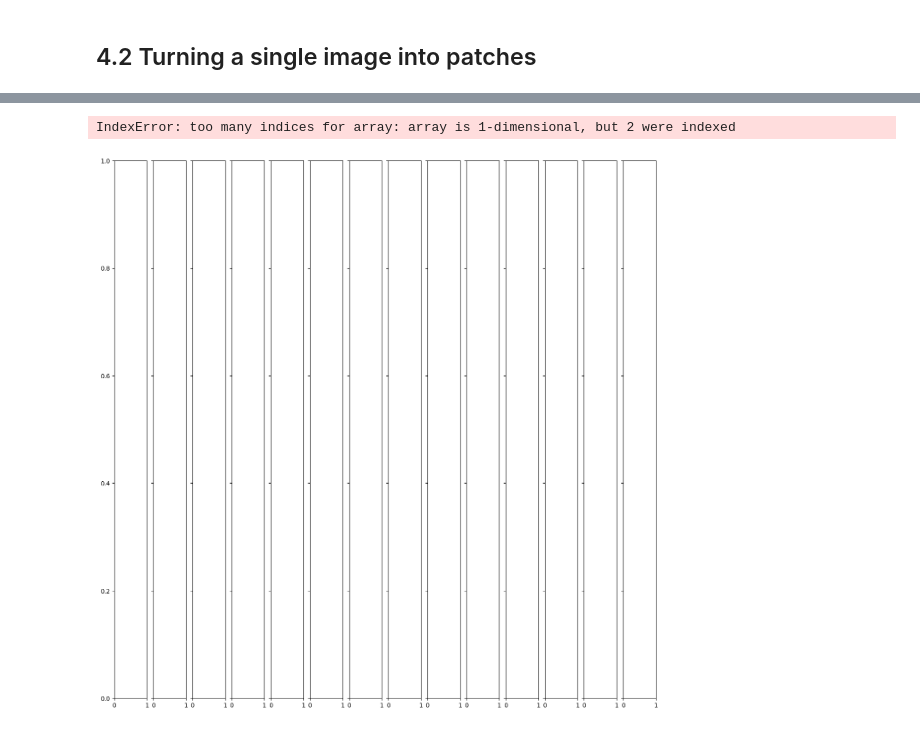
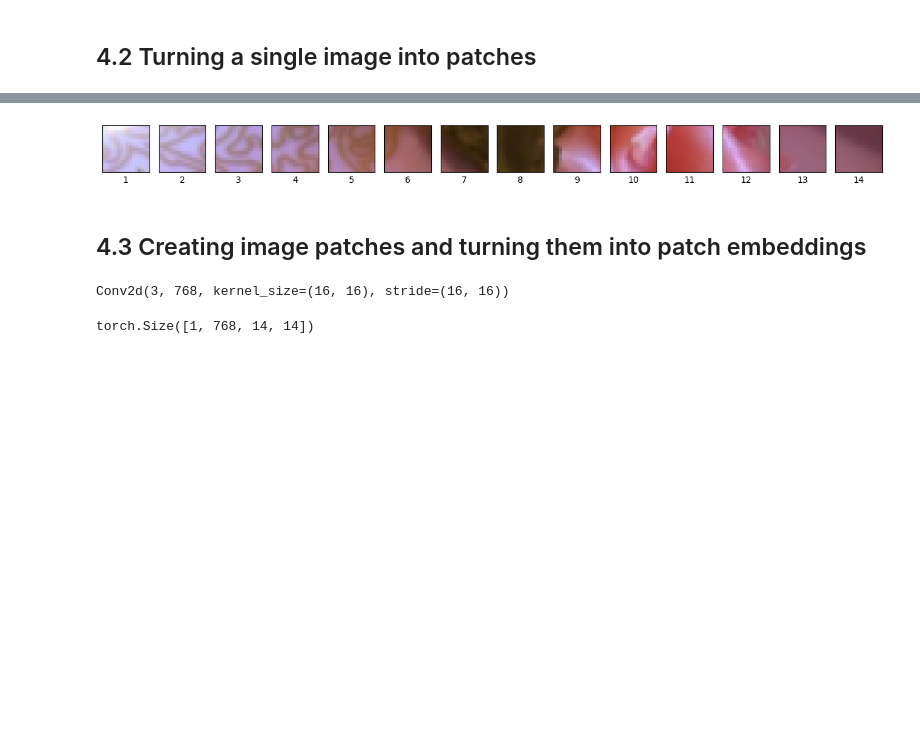
Before and after one commit to BMugo84/pytorch_in_25_hours, a Jupyter notebook: 08_pytorch_paper_replicating.ipynb, the cells around one changed output, grey strips where cells are left out. Cells and saved outputs as stored; diff of their text form; code cells hidden in the pictures; blank space fills up the shorter version.

Commit message:
flattening the embedded patches

```diff
--- a/08_pytorch_paper_replicating.ipynb
+++ b/08_pytorch_paper_replicating.ipynb
@@ -383,26 +383,23 @@ plt.imshow(image_permuted[:patch_size, :, :])
 # %%
 # plot top row as patches
 img_size = 224
 patch_size = 16
 num_patches = img_size/patch_size
 
 assert img_size % patch_size == 0, "Image size must be divisible by patch size"
 
 # create a series of subplots
 fig, axs = plt.subplots(nrows=1,
                         ncols=img_size // patch_size,
                         sharex=True,
                         sharey=True,
                         figsize=(patch_size, patch_size))
 
-for i, patch_i in enumerate(range(0, img_size, patch_size)):
-    for j, patch_j in enumerate(range(0, img_size, patch_size)):
-        # print(patch)
-        image_patch = image_permuted[patch_i:patch_i+patch_size, patch_j:patch_j+patch_size , :]
-        axs[i,j].imshow(image_patch)
-        axs[i,j].set_xlabel(i+1)
-        axs[i,j].set_xticks([])
-        axs[i,j].set_yticks([])
+# Iterate through number of patches in the top row
+for i, patch in enumerate(range(0, img_size, patch_size)):
+  axs[i].imshow(image_permuted[:patch_size, patch:patch+patch_size, :]);
+  axs[i].set_xlabel(i+1) # set the patch label
+  axs[i].set_xticks([])
+  axs[i].set_yticks([])
 # %% [output]
-IndexError: too many indices for array: array is 1-dimensional, but 2 were indexed
-[figure, old version]
+[figure, new version]
@@ -408,0 +446,24 @@ IndexError: too many indices for array: array is 1-dimensional, but 2 were index
+# %% [markdown]
+## 4.3 Creating image patches and turning them into patch embeddings
+# %%
+# Create conv2d layer to turn image into patches of learnable feature maps (embeddings)
+from torch import nn
+
+# Set the patch size
+patch_size = 16
+
+# Create a conv2d lyaer with hyperparameters from the ViT paper
+conv2d = nn.Conv2d(in_channels=3, # for color images
+                   out_channels=768, # D size from Table 1 for ViT-Base
+                   kernel_size=patch_size,
+                   stride=patch_size,
+                   padding=0)
+conv2d
+# %% [output]
+Conv2d(3, 768, kernel_size=(16, 16), stride=(16, 16))
+# %%
+# Pass the image through the convolutional layer
+image_out_of_conv = conv2d(image.unsqueeze(0)) # add batch dimension -> (batch_size, color_channels, height, width)
+print(image_out_of_conv.shape)
+# %% [output]
+torch.Size([1, 768, 14, 14])
```
Also changed, not shown: parts of 19 cells of this notebook.
